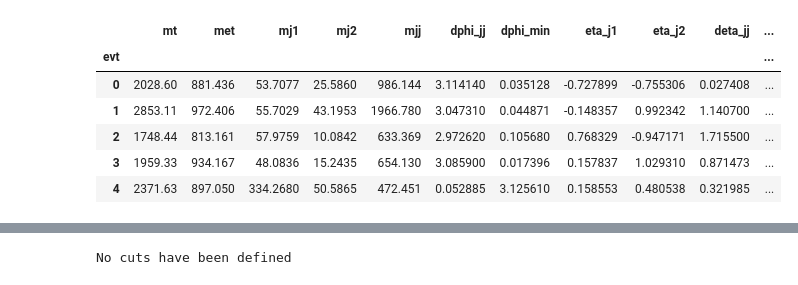
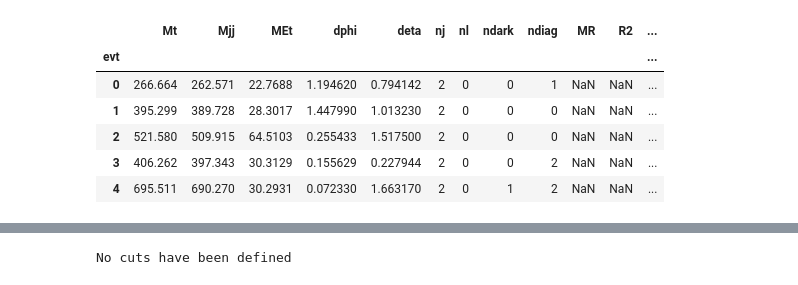
Before and after one commit to smsharma/DarkShowers, a Jupyter notebook: analysis/analysis.ipynb, the cells around one changed output, grey strips where cells are left out. Cells and saved outputs as stored; diff of their text form; code cells hidden in the pictures.

```diff
--- a/analysis/analysis.ipynb
+++ b/analysis/analysis.ipynb
@@ -9,22 +9,26 @@ from matplotlib import rc
 from analysis import Data,Cuts,Plots
 # %%
 # open data files
+gen_dir = "/Users/siddharth/Dropbox/Projects/Dark_Showers/gen/"
 
-input_sig = "tchannel_13TeV_met800_mchitilde800"
-input_bkg_zjj = "zjj_13TeV_met800"
+# input_sig = "tchannel_13TeV_met800_mchitilde800"
+# input_bkg_zjj = "zjj_13TeV_met800"
 
-sig = Data(input_sig)
-bkg_zjj = Data(input_bkg_zjj)
+input_sig = "tchannel_800"
+input_bkg_zjj = "Zjj"
+
+sig = Data(gen_dir + input_sig)
+bkg_zjj = Data(gen_dir + input_bkg_zjj)
 
 sig.data.head()
 # %% [output]
-|  | mt | met | mj1 | mj2 | mjj | dphi_jj | dphi_min | eta_j1 | eta_j2 | deta_jj | ... |
-| evt |  |  |  |  |  |  |  |  |  |  | ... |
-| 0 | 2028.60 | 881.436 | 53.7077 | 25.5860 | 986.144 | 3.114140 | 0.035128 | -0.727899 | -0.755306 | 0.027408 | ... |
-| 1 | 2853.11 | 972.406 | 55.7029 | 43.1953 | 1966.780 | 3.047310 | 0.044871 | -0.148357 | 0.992342 | 1.140700 | ... |
-| 2 | 1748.44 | 813.161 | 57.9759 | 10.0842 | 633.369 | 2.972620 | 0.105680 | 0.768329 | -0.947171 | 1.715500 | ... |
-| 3 | 1959.33 | 934.167 | 48.0836 | 15.2435 | 654.130 | 3.085900 | 0.017396 | 0.157837 | 1.029310 | 0.871473 | ... |
-| 4 | 2371.63 | 897.050 | 334.2680 | 50.5865 | 472.451 | 0.052885 | 3.125610 | 0.158553 | 0.480538 | 0.321985 | ... |
+|  | Mt | Mjj | MEt | dphi | deta | nj | nl | ndark | ndiag | MR | R2 | ... |
+| evt |  |  |  |  |  |  |  |  |  |  |  | ... |
+| 0 | 266.664 | 262.571 | 22.7688 | 1.194620 | 0.794142 | 2 | 0 | 0 | 1 | NaN | NaN | ... |
+| 1 | 395.299 | 389.728 | 28.3017 | 1.447990 | 1.013230 | 2 | 0 | 0 | 0 | NaN | NaN | ... |
+| 2 | 521.580 | 509.915 | 64.5103 | 0.255433 | 1.517500 | 2 | 0 | 0 | 0 | NaN | NaN | ... |
+| 3 | 406.262 | 397.343 | 30.3129 | 0.155629 | 0.227944 | 2 | 0 | 0 | 2 | NaN | NaN | ... |
+| 4 | 695.511 | 690.270 | 30.2931 | 0.072330 | 1.663170 | 2 | 0 | 1 | 2 | NaN | NaN | ... |
 # %%
 print sig.data.columns.values
 # %% [output]
```
Also changed, not shown: parts of 19 cells of this notebook, 2 other files.
